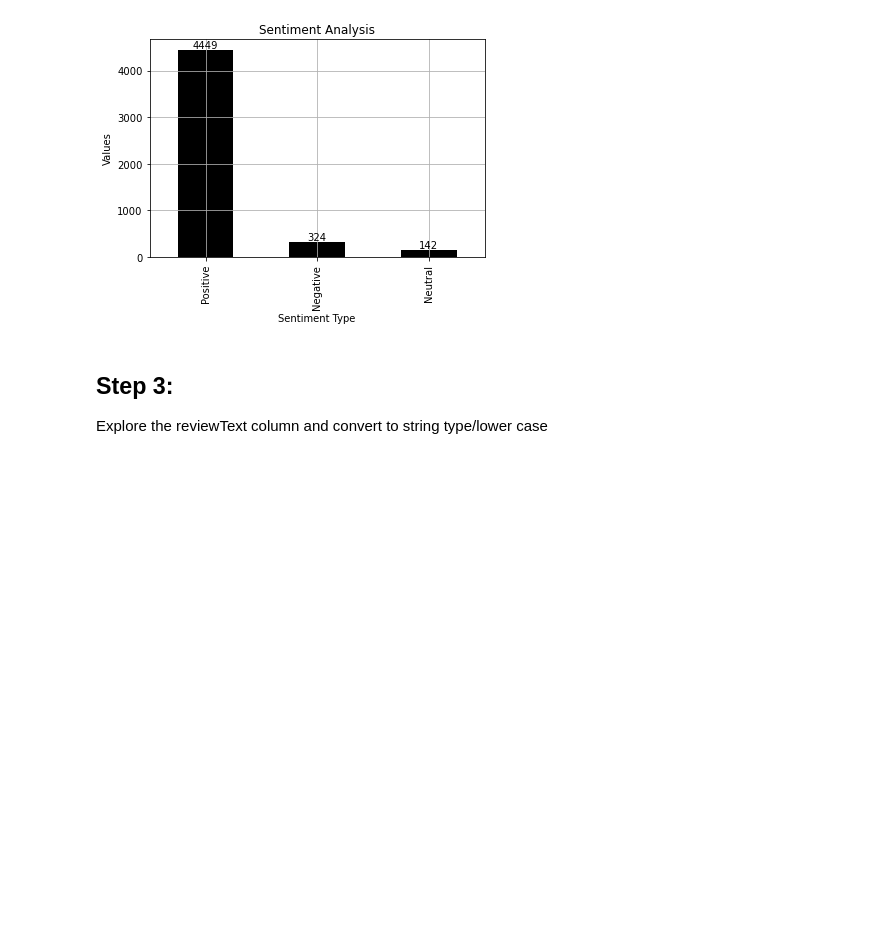
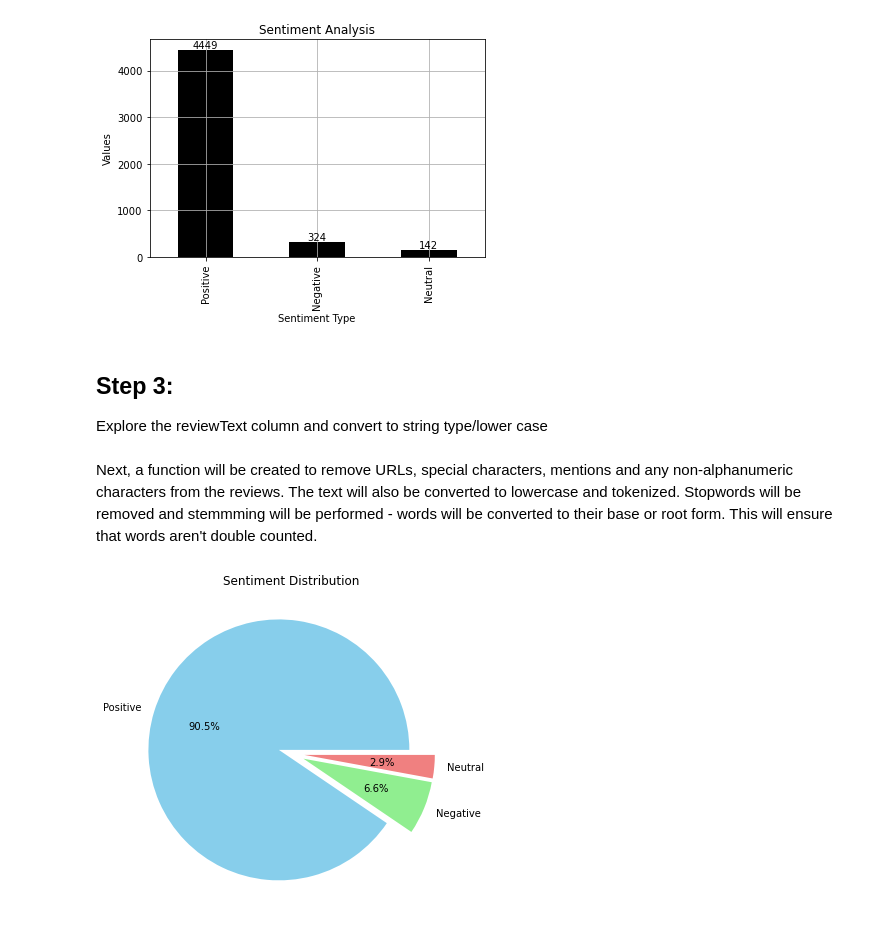
Before and after one commit to AutomationKay/Data-Science-, a Jupyter notebook: Amazon Review Sentiment Analysis/notebooks/Reviews.ipynb, the cells around one changed output. Saved outputs shown, nothing was run; the diff lists cells and outputs as text; code cells hidden in the pictures; blank space fills up the shorter version.

```diff
--- a/Amazon Review Sentiment Analysis/notebooks/Reviews.ipynb
+++ b/Amazon Review Sentiment Analysis/notebooks/Reviews.ipynb
@@ -146,8 +169,11 @@ Explore the reviewText column and convert to string type/lower case
 # %%
 #Converting the values in reviewText to string values and changing the case to lower
 reviews['reviewText'] = reviews['reviewText'].astype(str).apply(lambda text: text.lower())
+# %% [markdown]
+Next, a function will be created to remove URLs, special characters, mentions and any non-alphanumeric characters from the reviews. The text will also be converted to lowercase and tokenized. Stopwords will be removed and stemmming will be performed - words will be converted to their base or root form. This will ensure that words aren't double counted.
 # %%
 stop_words = set(stopwords.words("english"))
+stemmer = PorterStemmer()
 
 def text_processing(text):
     text = re.sub(r"https?\S+|www\S+", "", text)
@@ -155,5 +181,6 @@ def text_processing(text):
     text = re.sub(r"[^\w\s]", "", text)
     text_tokens = word_tokenize(text.lower())
     filtered_text = [i for i in text_tokens if i not in stop_words]
-    return " ".join(filtered_text)
+    stem_wrods = [stemmer.stem(w) for w in filtered_text]
+    return " ".join(stem_wrods)
 # %%
@@ -160,0 +192,14 @@ reviews["reviewText"] = reviews['reviewText'].apply(text_processing)
+# %%
+#Dropping all duplicates values in each comment
+reviews = reviews.drop_duplicates('reviewText')
+# %%
+sentiment_counts = reviews['overall'].value_counts(normalize=True) * 100
+colors = ['skyblue', 'lightgreen', 'lightcoral', 'orange', 'pink']
+explode = (0.1, 0.1, 0.1)
+#Plotting the pie chart
+plt.figure(figsize=(8,6))
+plt.pie(sentiment_counts, labels=sentiment_counts.index, autopct='%1.1f%%', colors=colors, explode=explode)
+plt.title('Sentiment Distribution')
+plt.show()
+# %% [output]
+[figure, added]
```
Also changed, not shown: parts of 11 cells of this notebook, 6 other files.
